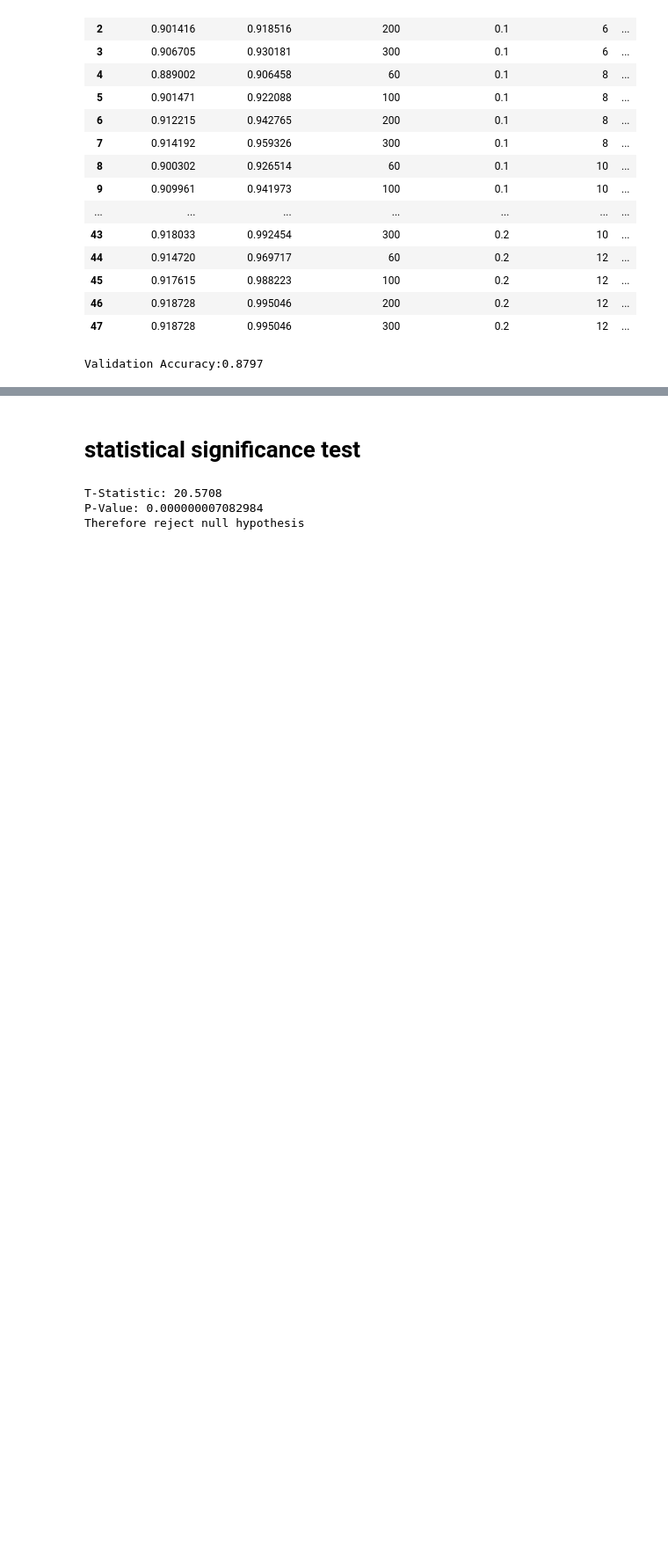
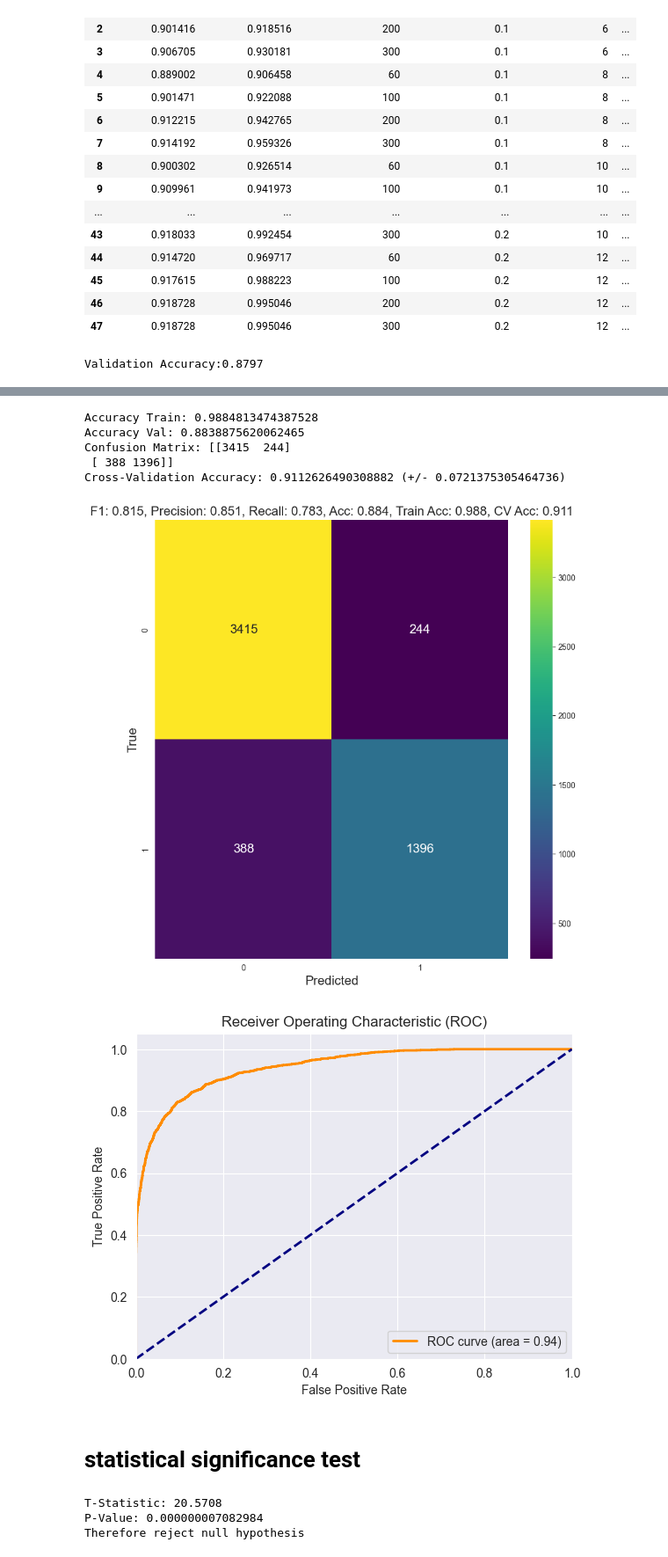
Before and after one commit to almog-sharoni/Data_Mining_Final_Project, a Jupyter notebook: main_notebook.ipynb, the cells around one changed output, grey strips where cells are left out. Shown at 88% size. Drawn from its saved outputs; the diff is of its cells as text; code cells hidden in the pictures; blank space fills up the shorter version.

Commit message:
saved final results

```diff
--- a/main_notebook.ipynb
+++ b/main_notebook.ipynb
@@ -1630,28 +1632,0 @@ save_results(table_results, 'XGBoost_SMOTEENN')
-# %%
-y_resampled.value_counts()
-XGB_model = XGBClassifier(use_label_encoder=False, eval_metric='mlogloss')
-
-# Define the parameter grid for XGBoost
-param_grid = {
-    'n_estimators': [60, 100, 200, 300],
-    'learning_rate': [0.1 ,0.05,0.2],
-    'max_depth': [6, 8, 10, 12],
-    'subsample': [1.0],
-    'colsample_bytree': [1.0],
-    'gamma': [0.1]
-}
-
-# Initialize GridSearchCV
-grid_search = GridSearchCV(XGB_model, param_grid, cv=5, scoring='accuracy', verbose=1, return_train_score=True,
-                           n_jobs=-1)
-
-# Fit the grid search to the data
-grid_search.fit(X_resampled, y_resampled)
-
-# Extract the relevant columns from the cv_results_ and save them
-columns = ['mean_test_score', 'mean_train_score', 'param_n_estimators', 'param_learning_rate',
-           'param_max_depth', 'param_subsample', 'param_colsample_bytree', 'param_gamma']
-table_results = pd.DataFrame(grid_search.cv_results_)[columns]
-
-# Save the results for the XGBoost model
-save_results(table_results, 'XGBoost_SMOTEENN_5cv')
@@ -1660,13 +1633,14 @@ table_results
-# %%
-best_params_XGB = grid_search.best_params_
-XGB_model = XGBClassifier(**best_params_XGB)
-XGB_model.fit(X_resampled, y_resampled )
-y_pred = XGB_model.predict(val_encoded_std)
-y_pred_train = XGB_model.predict(X_resampled)
-accuracy = accuracy_score(y_val, y_pred)
-accuracy_train = accuracy_score(y_resampled, y_pred_train)
-print(f'Validation Accuracy:{accuracy:.4f}')
-print(f'Train_Accuracy:{accuracy_train:.4f}')
+# %%
+best_model = grid_search.best_estimator_
+train_model(best_model, X_resampled, y_resampled, X_val=val_encoded_std, y_val=y_val)
+# %% [output]
+Accuracy Train: 0.9884813474387528
+Accuracy Val: 0.8838875620062465
+Confusion Matrix: [[3415  244]
+ [ 388 1396]]
+Cross-Validation Accuracy: 0.9112626490308882 (+/- 0.0721375305464736)
+[figure, added]
+[figure, added]
 # %% [markdown]
 # statistical significance test
 # %%
```
Also changed, not shown: parts of 2 cells of this notebook.
